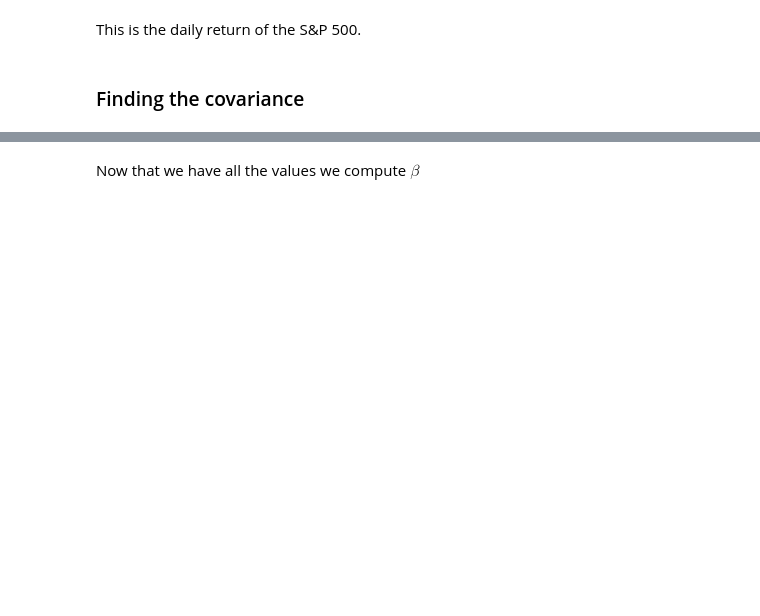
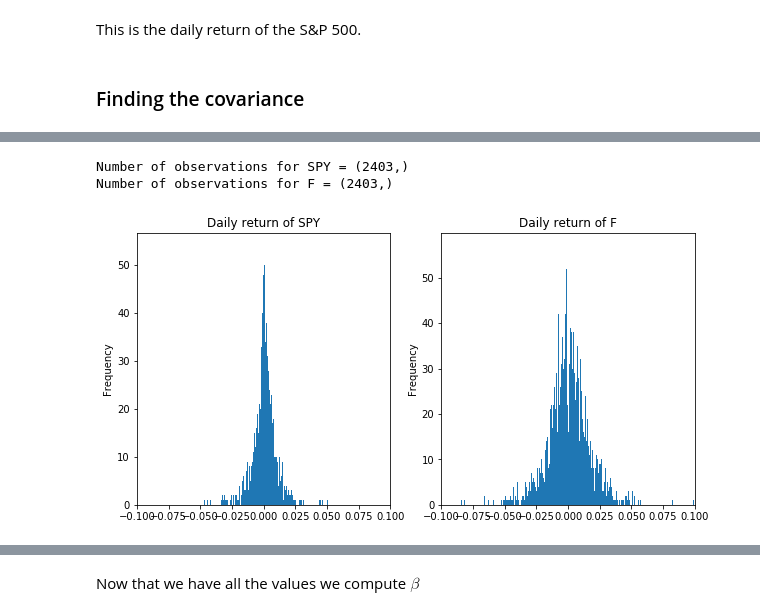
Before and after one commit to gochefinance/Python-Finance-, a Jupyter notebook: Beta.ipynb, the cells around one changed output, grey strips where cells are left out. Saved outputs shown, nothing was run; the diff lists cells and outputs as text; code cells hidden in the pictures; blank space fills up the shorter version.

```diff
--- a/Beta.ipynb
+++ b/Beta.ipynb
@@ -100,0 +97,12 @@ merged.plot.scatter(x="Daily Return {:}".format(stock_market),y="Daily Return {:
+# %%
+import matplotlib as matplotlib
+matplotlib.rcParams['figure.figsize'] = [10, 5] #this creates the subplots
+fig, axs = plt.subplots(1,2)
+merged["Daily Return {:}".format(stock_market)].plot.hist(bins=500,ax=axs[0],title="Daily return of {:}".format(stock_market),xlim=(-0.1,0.1))
+merged["Daily Return {:}".format(company)].plot.hist(bins=500,ax=axs[1],title="Daily return of {:}".format(company),xlim=(-0.1,0.1))
+print("Number of observations for {:} =".format(stock_market),merged["Daily Return {:}".format(stock_market)].shape)
+print("Number of observations for {:} =".format(company),merged["Daily Return {:}".format(company)].shape)
+# %% [output]
+Number of observations for SPY = (2403,)
+Number of observations for F = (2403,)
+[figure, added]
```
Also changed, not shown: parts of 26 cells of this notebook.
